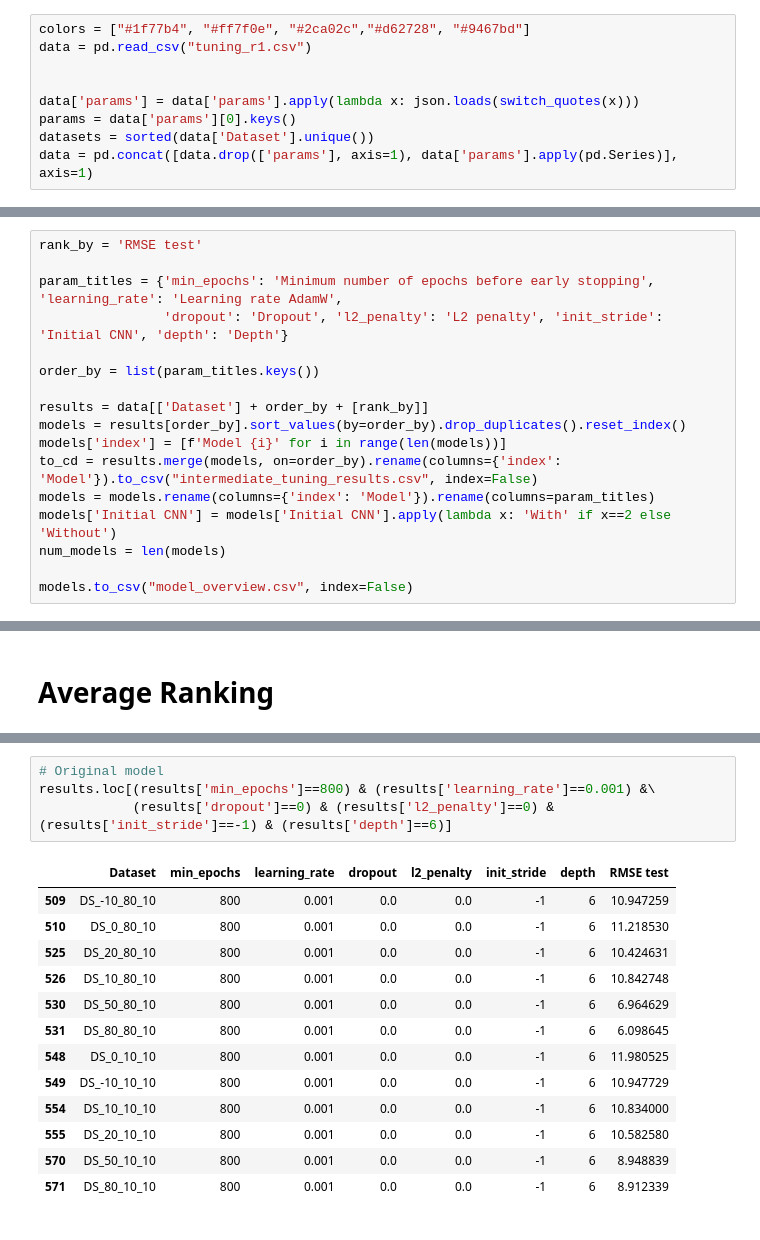
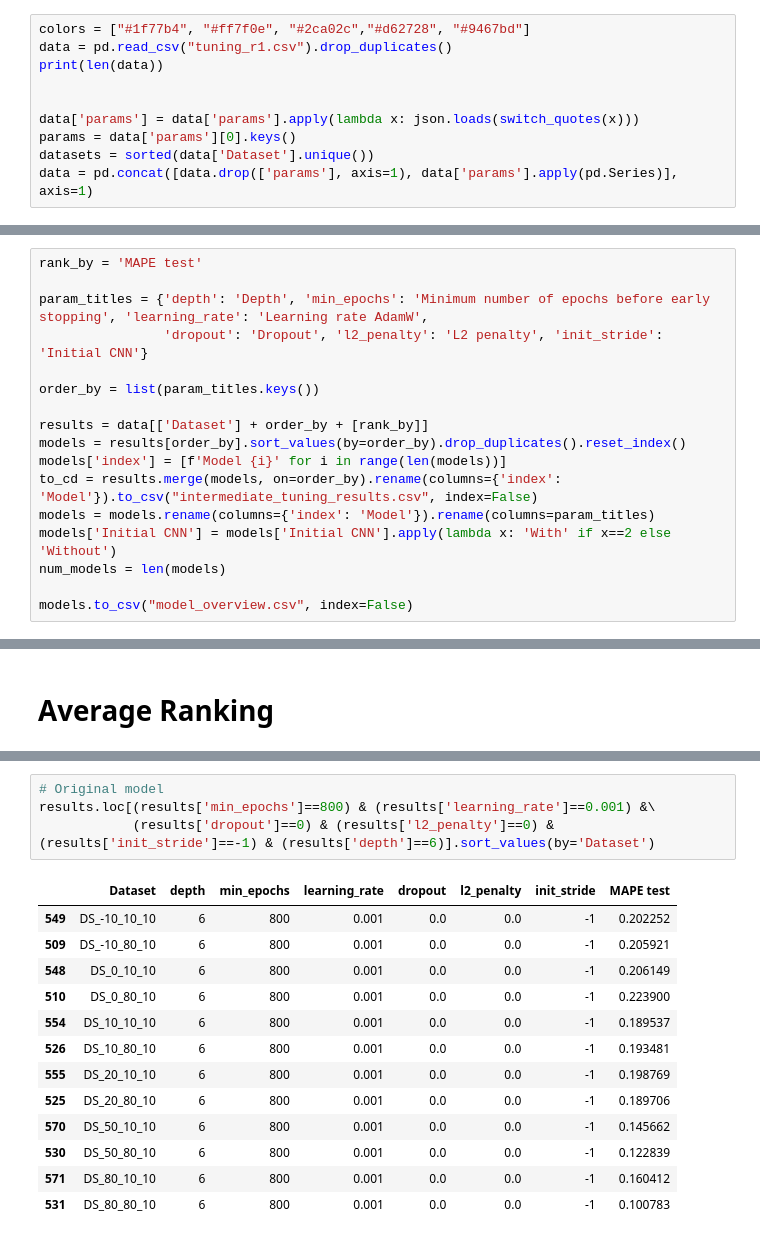
Before and after one commit to Whitesheep18/retinal-ecap-detection, a Jupyter notebook: results/tuning_results.ipynb, the cells around one changed output, grey strips where cells are left out. Drawn from its saved outputs; the diff is of its cells as text.

```diff
--- a/results/tuning_results.ipynb
+++ b/results/tuning_results.ipynb
@@ -8,7 +8,8 @@ from src.utils import switch_quotes, save_figure
 # Read data
 # %%
 colors = ["#1f77b4", "#ff7f0e", "#2ca02c","#d62728", "#9467bd"]
-data = pd.read_csv("tuning_r1.csv")
+data = pd.read_csv("tuning_r1.csv").drop_duplicates()
+print(len(data))
 
 
 data['params'] = data['params'].apply(lambda x: json.loads(switch_quotes(x)))
@@ -18,10 +21,10 @@ data = pd.concat([data.drop(['params'], axis=1), data['params'].apply(pd.Series)
 # %% [markdown]
 # Models
 # %%
-rank_by = 'RMSE test'
+rank_by = 'MAPE test'
 
-param_titles = {'min_epochs': 'Minimum number of epochs before early stopping', 'learning_rate': 'Learning rate AdamW',
-                'dropout': 'Dropout', 'l2_penalty': 'L2 penalty', 'init_stride': 'Initial CNN', 'depth': 'Depth'}
+param_titles = {'depth': 'Depth', 'min_epochs': 'Minimum number of epochs before early stopping', 'learning_rate': 'Learning rate AdamW',
+                'dropout': 'Dropout', 'l2_penalty': 'L2 penalty', 'init_stride': 'Initial CNN'}
 
 order_by = list(param_titles.keys())
 
@@ -358,21 +369,21 @@ See the caveats in the documentation: https://pandas.pydata.org/pandas-docs/stab
 # %%
 # Original model
 results.loc[(results['min_epochs']==800) & (results['learning_rate']==0.001) &\
-            (results['dropout']==0) & (results['l2_penalty']==0) & (results['init_stride']==-1) & (results['depth']==6)]
+            (results['dropout']==0) & (results['l2_penalty']==0) & (results['init_stride']==-1) & (results['depth']==6)].sort_values(by='Dataset')
 # %% [output]
-|  | Dataset | min_epochs | learning_rate | dropout | l2_penalty | init_stride | depth | RMSE test |
-| 509 | DS_-10_80_10 | 800 | 0.001 | 0.0 | 0.0 | -1 | 6 | 10.947259 |
-| 510 | DS_0_80_10 | 800 | 0.001 | 0.0 | 0.0 | -1 | 6 | 11.218530 |
-| 525 | DS_20_80_10 | 800 | 0.001 | 0.0 | 0.0 | -1 | 6 | 10.424631 |
-| 526 | DS_10_80_10 | 800 | 0.001 | 0.0 | 0.0 | -1 | 6 | 10.842748 |
-| 530 | DS_50_80_10 | 800 | 0.001 | 0.0 | 0.0 | -1 | 6 | 6.964629 |
-| 531 | DS_80_80_10 | 800 | 0.001 | 0.0 | 0.0 | -1 | 6 | 6.098645 |
-| 548 | DS_0_10_10 | 800 | 0.001 | 0.0 | 0.0 | -1 | 6 | 11.980525 |
-| 549 | DS_-10_10_10 | 800 | 0.001 | 0.0 | 0.0 | -1 | 6 | 10.947729 |
-| 554 | DS_10_10_10 | 800 | 0.001 | 0.0 | 0.0 | -1 | 6 | 10.834000 |
-| 555 | DS_20_10_10 | 800 | 0.001 | 0.0 | 0.0 | -1 | 6 | 10.582580 |
-| 570 | DS_50_10_10 | 800 | 0.001 | 0.0 | 0.0 | -1 | 6 | 8.948839 |
-| 571 | DS_80_10_10 | 800 | 0.001 | 0.0 | 0.0 | -1 | 6 | 8.912339 |
+|  | Dataset | depth | min_epochs | learning_rate | dropout | l2_penalty | init_stride | MAPE test |
+| 549 | DS_-10_10_10 | 6 | 800 | 0.001 | 0.0 | 0.0 | -1 | 0.202252 |
+| 509 | DS_-10_80_10 | 6 | 800 | 0.001 | 0.0 | 0.0 | -1 | 0.205921 |
+| 548 | DS_0_10_10 | 6 | 800 | 0.001 | 0.0 | 0.0 | -1 | 0.206149 |
+| 510 | DS_0_80_10 | 6 | 800 | 0.001 | 0.0 | 0.0 | -1 | 0.223900 |
+| 554 | DS_10_10_10 | 6 | 800 | 0.001 | 0.0 | 0.0 | -1 | 0.189537 |
+| 526 | DS_10_80_10 | 6 | 800 | 0.001 | 0.0 | 0.0 | -1 | 0.193481 |
+| 555 | DS_20_10_10 | 6 | 800 | 0.001 | 0.0 | 0.0 | -1 | 0.198769 |
+| 525 | DS_20_80_10 | 6 | 800 | 0.001 | 0.0 | 0.0 | -1 | 0.189706 |
+| 570 | DS_50_10_10 | 6 | 800 | 0.001 | 0.0 | 0.0 | -1 | 0.145662 |
+| 530 | DS_50_80_10 | 6 | 800 | 0.001 | 0.0 | 0.0 | -1 | 0.122839 |
+| 571 | DS_80_10_10 | 6 | 800 | 0.001 | 0.0 | 0.0 | -1 | 0.160412 |
+| 531 | DS_80_80_10 | 6 | 800 | 0.001 | 0.0 | 0.0 | -1 | 0.100783 |
 # %%
 results.sort_values(by=rank_by).head(3)
 # %% [output]
```
Also changed, not shown: parts of 17 cells of this notebook, 4 other files.
